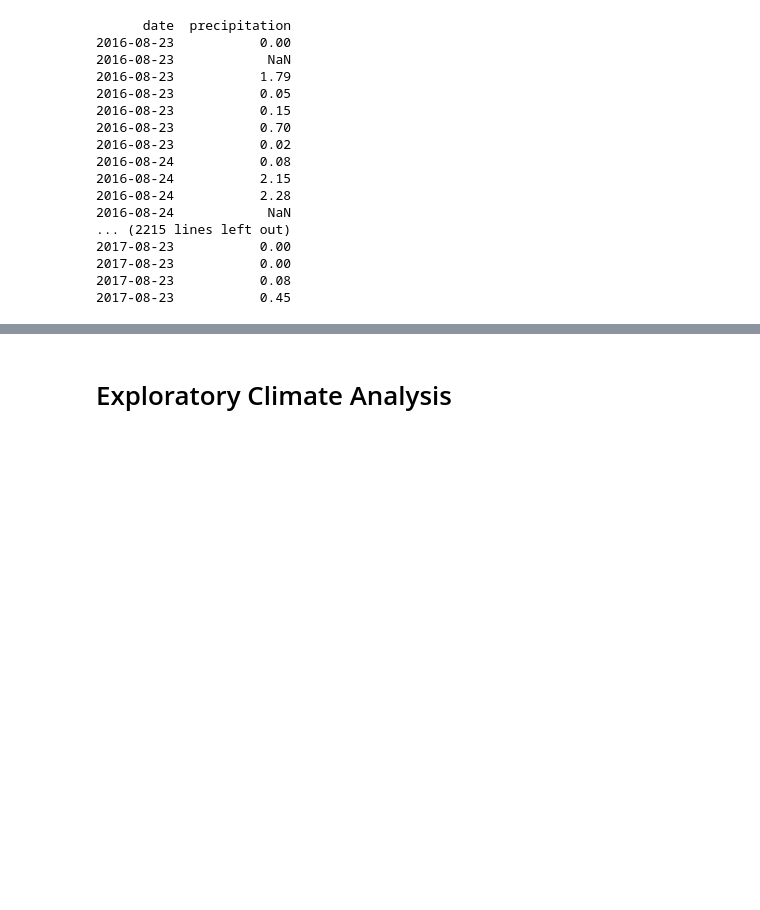
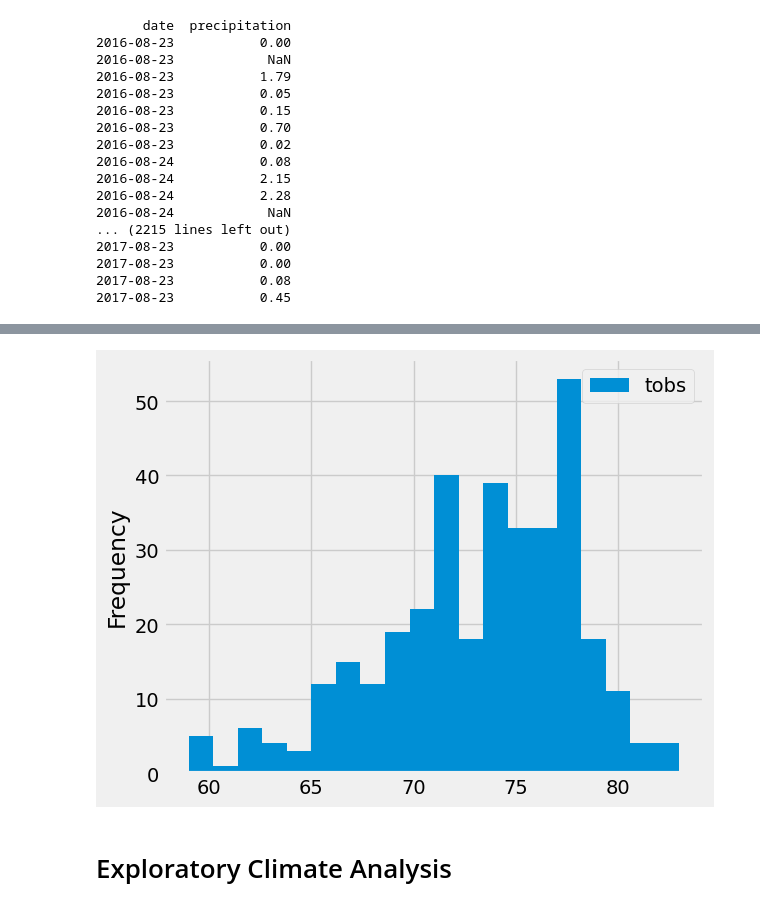
Before and after one commit to tomoko1T/surfs_up, a Jupyter notebook: climate_analysis.ipynb, the cells around one changed output, grey strips where cells are left out. Saved outputs shown, nothing was run; the diff lists cells and outputs as text; code cells hidden in the pictures; blank space fills up the shorter version.

```diff
--- a/climate_analysis.ipynb
+++ b/climate_analysis.ipynb
@@ -132,3 +231,9 @@ df.plot()
+# %%
+#drill try bin 5 & 20
+df.plot.hist(bins=20)
+plt.tight_layout()
+# %% [output]
+[figure, added]
 # %% [markdown]
 # Exploratory Climate Analysis
 # %%
```
Also changed, not shown: parts of 15 cells of this notebook, 2 other files.
